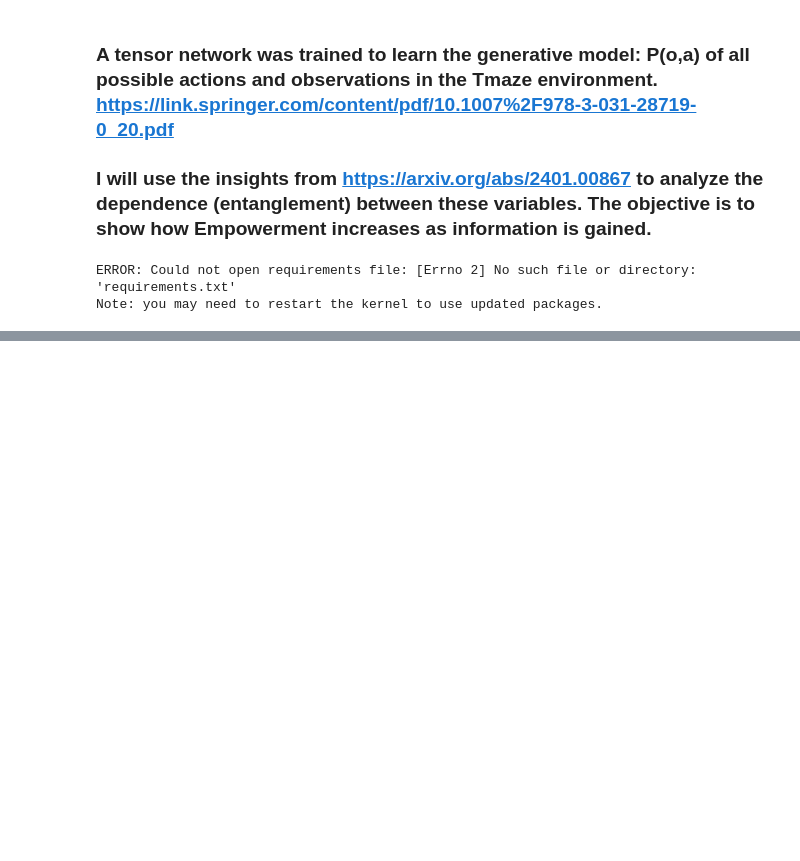
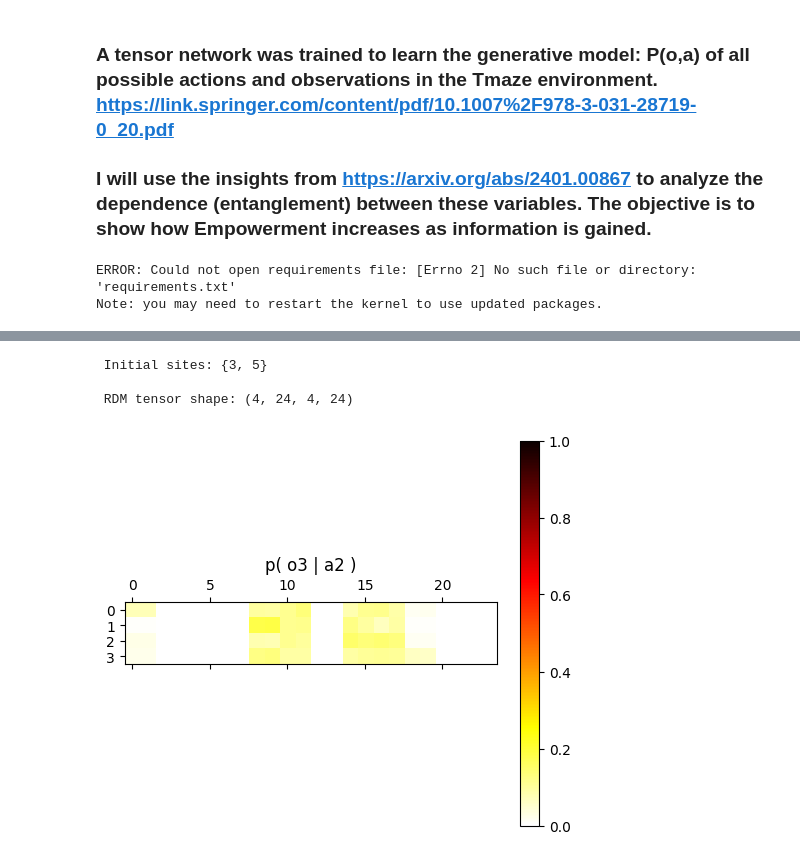
Before and after one commit to philipollaswilson/Tensor-Networks-for-the-Tmaze, a Jupyter notebook: Explainable Tmaze.ipynb, the cells around one changed output, grey strips where cells are left out. Drawn from its saved outputs; the diff is of its cells as text; code cells hidden in the pictures; blank space fills up the shorter version.

```diff
--- a/Explainable Tmaze.ipynb
+++ b/Explainable Tmaze.ipynb
@@ -377,0 +241,13 @@ Maximum Entropy:  4.0
+# %%
+rho_a2o3 = get_rdm(nodes, conj_nodes, {3,5})
+rho_a2o3 = rho_a2o3 / np.trace(rho_a2o3)  # Normalize RDM
+
+p_a2o3 = np.real(np.diag(rho_a2o3)).reshape(4, -1)
+# Obtain conditional distribution p(o3|a2 ) by normalizing over o3 for each a2
+p_o3_given_a2 = p_a2o3 / np.sum(p_a2o3, axis=1, keepdims=True)
+u.plot_distribution(p_o3_given_a2, title="p( o3 | a2 )")
+# %% [output]
+ Initial sites: {3, 5}
+
+ RDM tensor shape: (4, 24, 4, 24)
+[figure, added]
```
Also changed, not shown: parts of 57 cells of this notebook, 5 other files.
